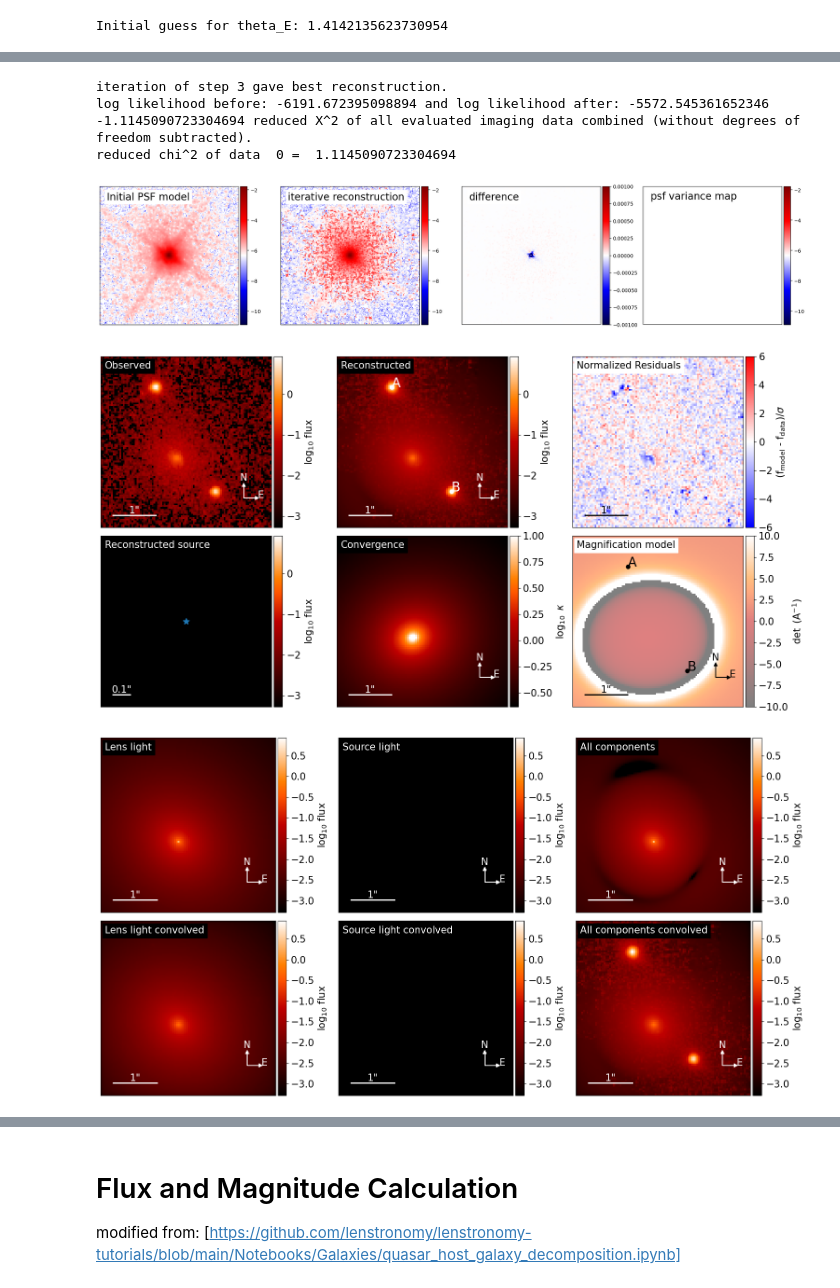
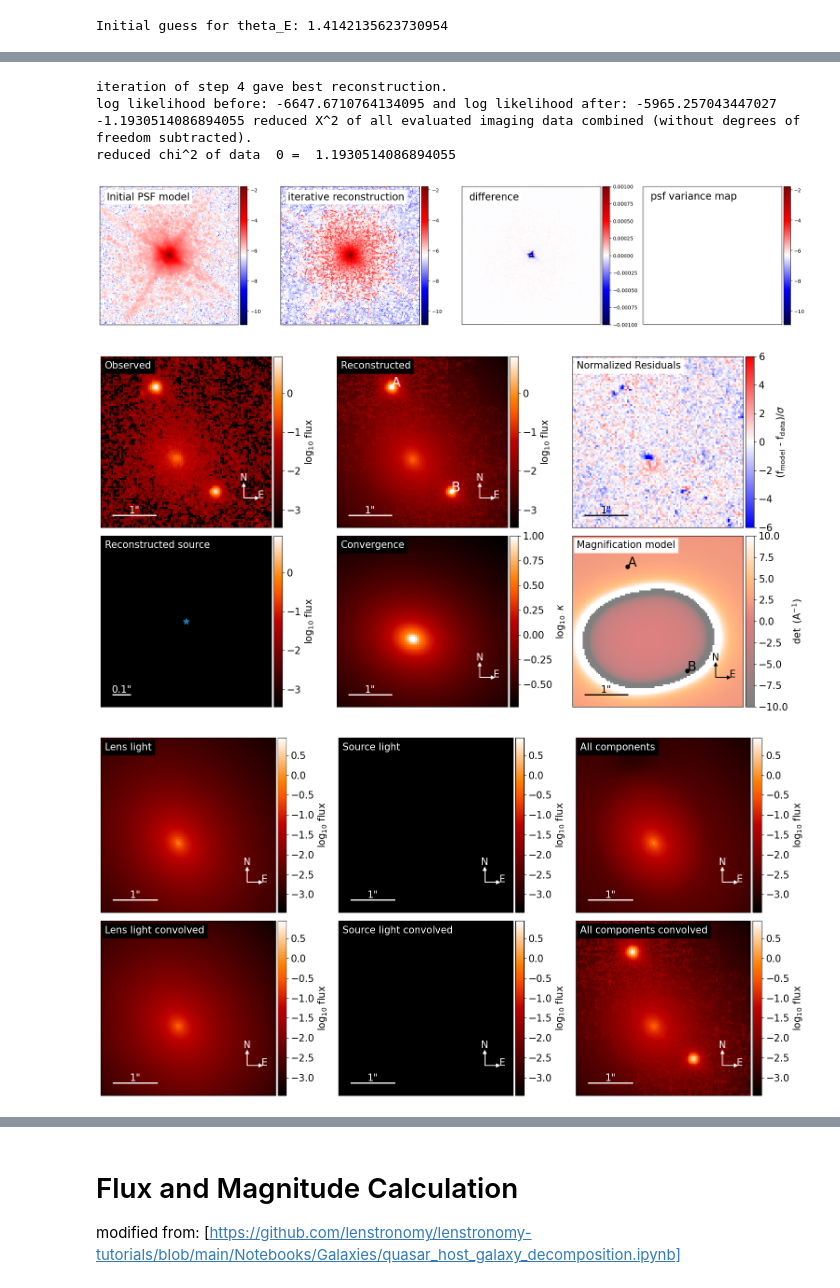
Before and after one commit to brady-ryan/hst_doubles, a Jupyter notebook: cutout_data/J2325-5229/F475X/model_f475x.ipynb, the cells around one changed output, grey strips where cells are left out. Cells and saved outputs as stored; diff of their text form; code cells hidden in the pictures.

```diff
--- a/cutout_data/J2325-5229/F475X/model_f475x.ipynb
+++ b/cutout_data/J2325-5229/F475X/model_f475x.ipynb
@@ -175,7 +175,7 @@ kwargs_ps_init = [{'ra_image': theta_ra, 'dec_image': theta_dec}]
 
 # initial spread in parameter estimation #
 kwargs_lens_sigma = [{'theta_E': 0.2, 'gamma': .5, 'e1': .5, 'e2': .5, 'center_x': 0.1, 'center_y': 0.1},
-                     {'gamma1': -0.3, 'gamma2': -0.3}]
+                     {'gamma1': .1, 'gamma2': .1}]
 kwargs_lens_light_sigma = [{'R_sersic': 1., 'n_sersic': 1., 'e1': 1., 'e2': 1., 'center_x': .1, 'center_y': 0.1}]
 kwargs_source_sigma = [{'R_sersic': 1., 'n_sersic': 1., 'e1': 0.5, 'e2': 0.5, 'center_x': .2, 'center_y': .2}]
 kwargs_ps_sigma = [{'ra_image': [0.02] * 2, 'dec_image': [0.02] * 2}]
@@ -252,37 +252,37 @@ if method_PSF_iteration == 'STARRED':
                     'num_iter': 3, #we run STARRED more than once, to see if the chi2 keeps improving after redoing the linear inversion with the new PSF.
                     'psf_iter_factor': 1, #We fully update the PSF at each iteration, if the fit improves
                     'kwargs_starred': {'verbose':True, 'lambda_scales':3, 'lambda_hf':3, #Choose regularisation parameters, lambda_scales and lambda_hf should be 2 or 3 if the noise is correctly scaled
                                        'optim_list':['adabelief', 'adabelief'], 'kwargs_optim_list':[kwargs_optax1, kwargs_optax1],#Choose the optimisers to use, and pass the kwargs accordingly. One for the Moffat fit, one for the full PSF fit.
                                        },
                     'use_starred': True,
                     }
 
 else:
     kwargs_psf_iter = {'stacking_method': 'median',
                     'psf_symmetry': 4,
                     'block_center_neighbour': 0.05,
-                    'num_iter': 100,
+                    'num_iter': 500,
                     'psf_iter_factor': 0.2}
 
 fitting_kwargs_list = [['psf_iteration', kwargs_psf_iter]]
 chain_list = fitting_seq.fit_sequence(fitting_kwargs_list)
 
 multi_band_list = fitting_seq.multi_band_list
 kwargs_psf_updated = multi_band_list[0][1]
 f, axes = chain_plot.psf_iteration_compare(kwargs_psf_updated)
 f.show()
 modelPlot = ModelPlot(multi_band_list, kwargs_model, kwargs_result, arrow_size=0.02, cmap_string="gist_heat")
 f, axes = modelPlot.plot_main()
 f.show()
 f, axes = modelPlot.plot_separate()
 f.show()
 f, axes = modelPlot.plot_subtract_from_data_all()
 f.show()
 # %% [output]
-iteration of step 3 gave best reconstruction.
-log likelihood before: -6191.672395098894 and log likelihood after: -5572.545361652346
--1.1145090723304694 reduced X^2 of all evaluated imaging data combined (without degrees of freedom subtracted).
-reduced chi^2 of data  0 =  1.1145090723304694
+iteration of step 4 gave best reconstruction.
+log likelihood before: -6647.6710764134095 and log likelihood after: -5965.257043447027
+-1.1930514086894055 reduced X^2 of all evaluated imaging data combined (without degrees of freedom subtracted).
+reduced chi^2 of data  0 =  1.1930514086894055
 [figure]
-[figure, old version]
+[figure, new version]
-[figure, old version]
+[figure, new version]
```
Also changed, not shown: parts of 9 cells of this notebook, 3 other files.
